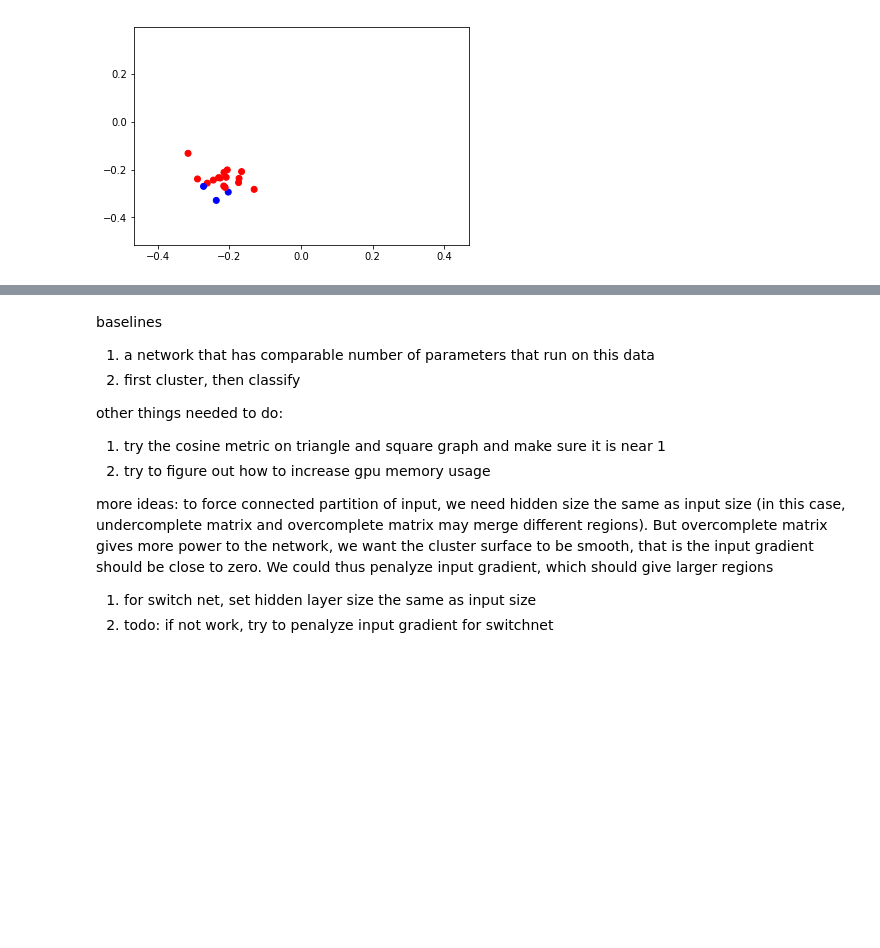
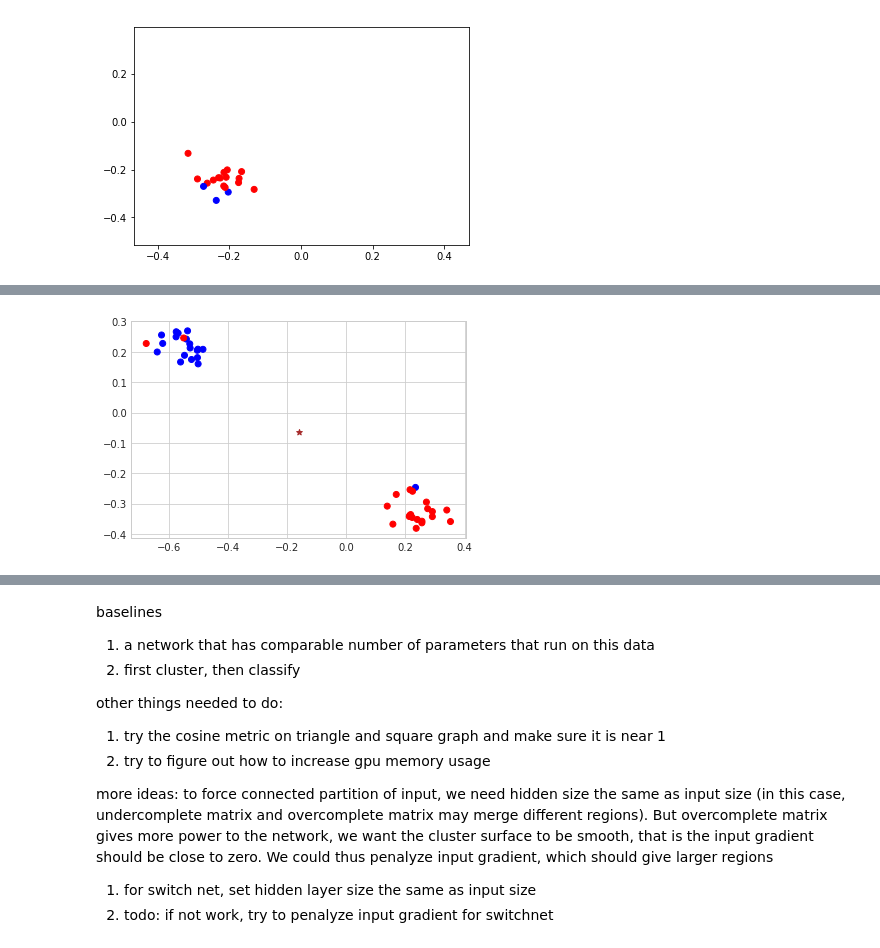
Before and after one commit to nathanwang000/credible_learning, a Jupyter notebook: heterogeneous groups.ipynb, the cells around one changed output, grey strips where cells are left out. Drawn from its saved outputs; the diff is of its cells as text; code cells hidden in the pictures; blank space fills up the shorter version.

```diff
--- a/heterogeneous groups.ipynb
+++ b/heterogeneous groups.ipynb
@@ -110,0 +138,98 @@ for x, y in recover_subtasks(X, Y, Theta):
+# %%
+# island of lines
+# randomly generate centers, then generate gaussian around that center,
+
+def build_islands(dim=2, n_island=None,
+                  n_per_island=None, scale=0.05, nstd=10, noise=0):
+    '''
+    nstd: within cluster class separation by nstd standar deviations of the scale
+    '''
+    if n_island is None:
+        n_island = np.random.randint(2,20)
+    print(n_island, 'tasks')
+
+    Theta = []
+    X = []
+    Y = []
+    centers = np.random.rand(n_island, dim) - 0.5
+    for i in range(n_island):
+        if n_per_island is None:
+            n_per_island = np.random.randint(dim * 3, dim * 10)
+
+        center = centers[i]
+        # generate classifier that passes through the center
+        theta = np.random.rand(dim) - 0.5
+        b = - theta.dot(center)
+
+        # generate 2 centers
+        centerpos = center + nstd * scale * theta / np.sqrt((theta**2).sum())
+        centerneg = center - nstd * scale * theta / np.sqrt((theta**2).sum())
+
+        xpos = np.random.randn(n_per_island, dim) * scale + centerpos
+        xneg = np.random.randn(n_per_island, dim) * scale + centerneg
+        x = np.vstack([xpos, xneg])
+
+        plt.scatter([center[0]], [center[1]], marker='*', color='brown')
+        X.append(x)
+
+
+        # assign points
+        Theta.append([dim, center, scale, n_per_island, nstd, noise, theta, b])
+        y = (x.dot(theta) + b >= 0) * 2 -1
+        flip_signs = np.random.choice([-1,1], size=y.shape, p=[noise, 1-noise])
+        y = y * flip_signs
+
+
+        Y.append(y)
+    return np.vstack(X), np.hstack(Y), Theta
+
+def build_test_islands(Theta, enlarge=1):
+    X = []
+    Y = []
+    test_theta = []
+    for dim, center, scale, n_per_island, nstd, noise, theta, b in Theta:
+        n_per_island = n_per_island * enlarge
+        # generate 2 centers
+        centerpos = center + nstd * scale * theta / np.sqrt((theta**2).sum())
+        centerneg = center - nstd * scale * theta / np.sqrt((theta**2).sum())
+
+        xpos = np.random.randn(n_per_island, dim) * scale + centerpos
+        xneg = np.random.randn(n_per_island, dim) * scale + centerneg
+        x = np.vstack([xpos, xneg])
+
+        plt.scatter([center[0]], [center[1]], marker='*', color='brown')
+        X.append(x)
+        y = (x.dot(theta) + b >= 0) * 2 -1
+        flip_signs = np.random.choice([-1,1], size=y.shape, p=[noise, 1-noise])
+        y = y * flip_signs
+
+
+        Y.append(y)
+        local_theta = []
+        for _ in range(n_per_island * 2): # b/c 2 n_per_islands are generated
+            local_theta.append(list(theta) + [b])
+        test_theta.append(np.array(local_theta))
+    return np.vstack(X), np.hstack(Y), np.vstack(test_theta)
+
+def plotData(X, y):
+    plt.scatter(X[:,0], X[:,1], c=list(map(lambda x: 'b' if x==-1 else 'r', y)))
+    plt.show()
+
+ndim = 2
+n_island = 1
+n_per_island = 20 # None
+noise = 0.05
+
+print('Train')
+X, Y, theta = build_islands(ndim, n_island=n_island, n_per_island=n_per_island, noise=noise)
+n_islands = len(Theta)
+plotData(X, Y)
+
+print('Validation')
+Xval, Yval, val_theta = build_test_islands(theta, 1)
+plotData(Xval, Yval)
+
+print('Test')
+Xtest, Ytest, test_theta = build_test_islands(theta, 2)
+plotData(Xtest, Ytest)
+# %% [output]
@@ -110,0 +238 @@ for x, y in recover_subtasks(X, Y, Theta):
+[figure, added]
```
Also changed, not shown: parts of 29 cells of this notebook, 6 other files.
